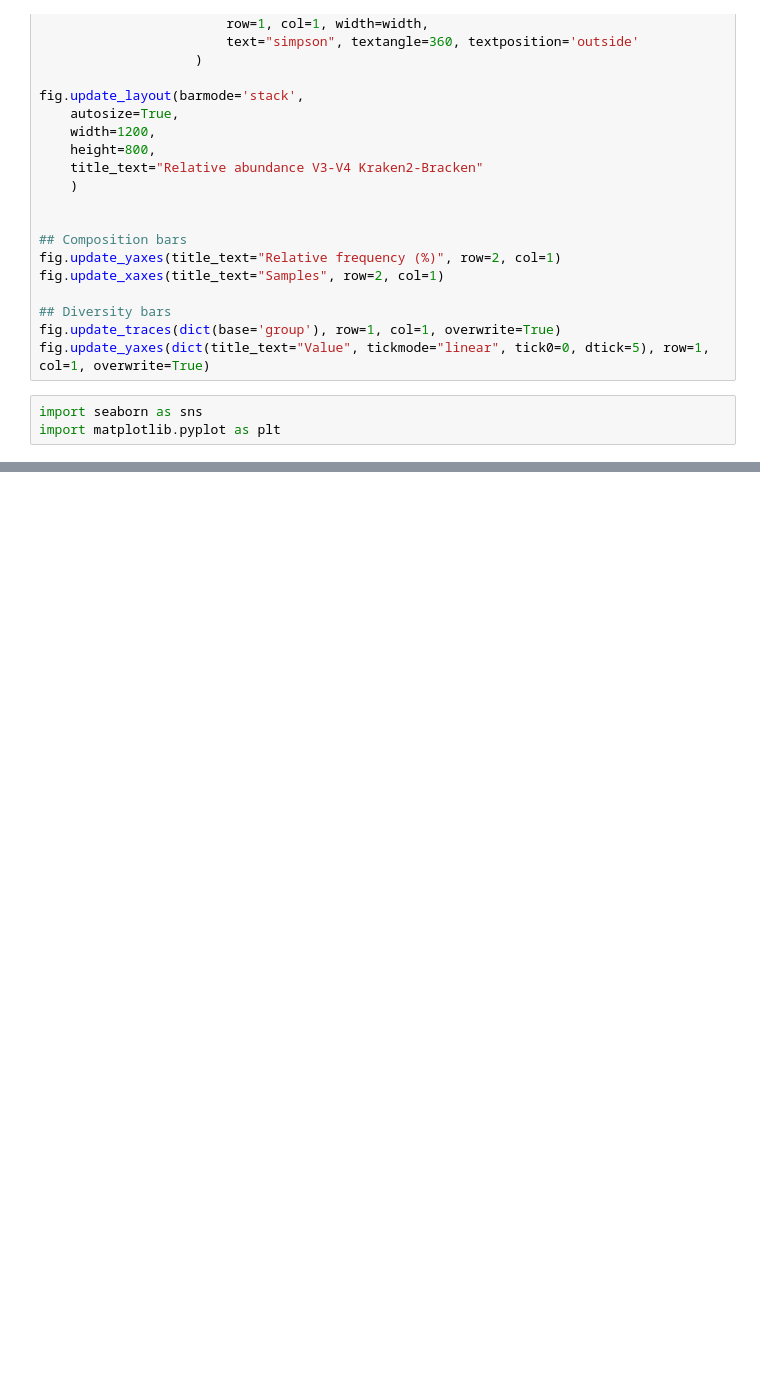
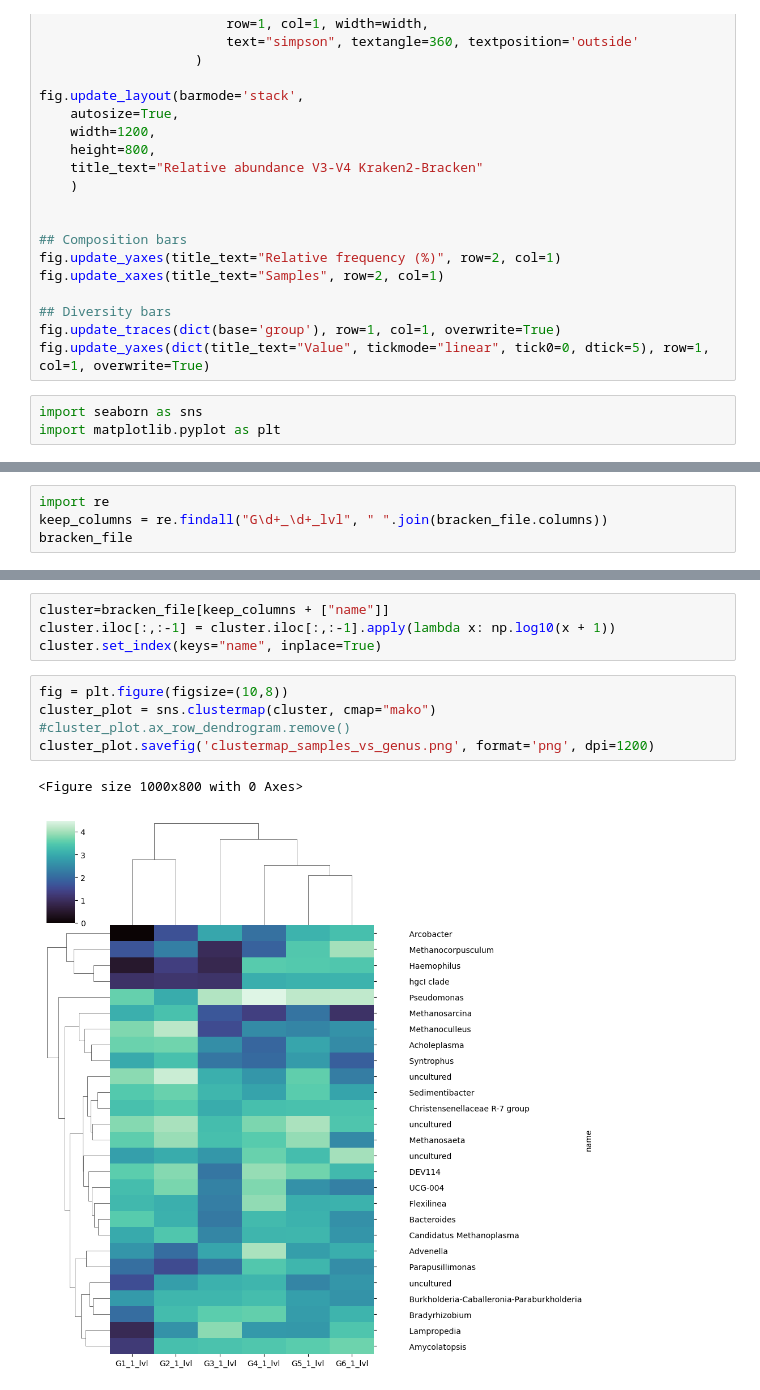
Before and after one commit to juanjo255/MAUS, a Jupyter notebook: utils/plot_bracken.ipynb, the cells around one changed output, grey strips where cells are left out. Saved outputs shown, nothing was run; the diff lists cells and outputs as text; blank space fills up the shorter version.

```diff
--- a/utils/plot_bracken.ipynb
+++ b/utils/plot_bracken.ipynb
@@ -140,0 +141,4 @@ cluster_plot.savefig('clustermap_samples_vs_genus.png', format='png', dpi=1200)
+# %%
+import re
+keep_columns = re.findall("G\d+_\d+_lvl", " ".join(bracken_file.columns))
+bracken_file
@@ -140,0 +164,12 @@ cluster_plot.savefig('clustermap_samples_vs_genus.png', format='png', dpi=1200)
+# %%
+cluster=bracken_file[keep_columns + ["name"]]
+cluster.iloc[:,:-1] = cluster.iloc[:,:-1].apply(lambda x: np.log10(x + 1))
+cluster.set_index(keys="name", inplace=True)
+# %%
+fig = plt.figure(figsize=(10,8))
+cluster_plot = sns.clustermap(cluster, cmap="mako")
+#cluster_plot.ax_row_dendrogram.remove()
+cluster_plot.savefig('clustermap_samples_vs_genus.png', format='png', dpi=1200)
+# %% [output]
+<Figure size 1000x800 with 0 Axes>
+[figure, added]
```
Also changed, not shown: parts of 6 cells of this notebook, 7 other files.
